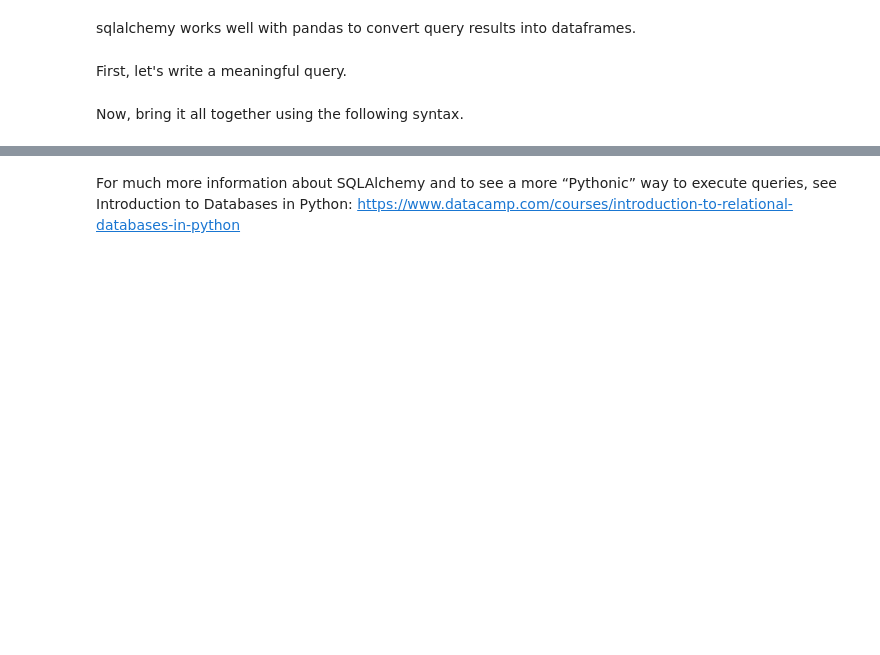
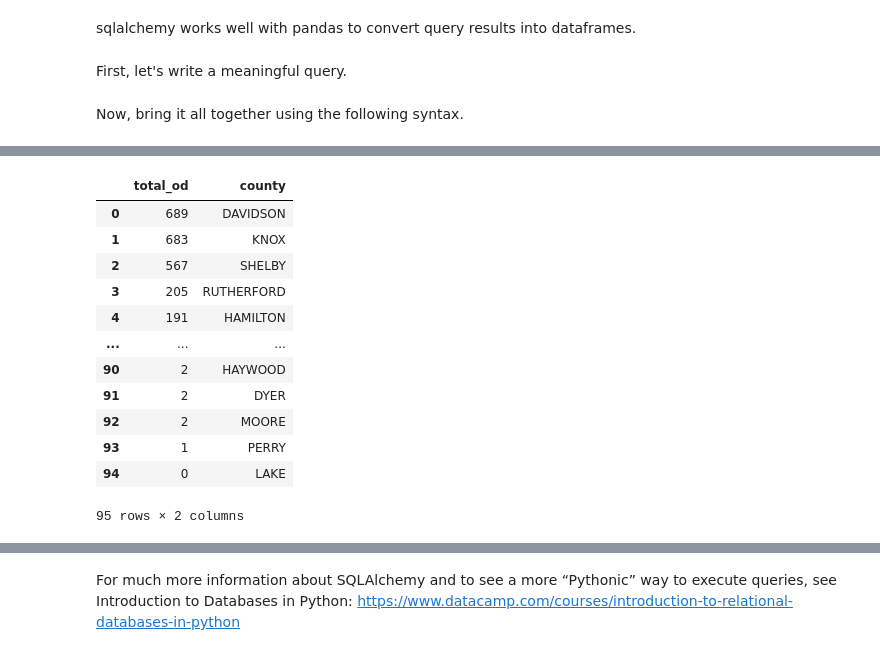
Before and after one commit to NSS-Data-Analytics-Cohort-13/prescribers-python-project-team_scrooged, a Jupyter notebook: notebooks/prescribers.ipynb, the cells around one changed output, grey strips where cells are left out. Drawn from its saved outputs; the diff is of its cells as text; code cells hidden in the pictures; blank space fills up the shorter version.

```diff
--- a/notebooks/prescribers.ipynb
+++ b/notebooks/prescribers.ipynb
@@ -56,0 +87,19 @@ LINE 3:     opioid_type,
+# %%
+with engine.connect() as connection:
+    cod = pd.read_sql(text(county_od), con = connection)
+
+cod
+# %% [output]
+|  | total_od | county |
+| 0 | 689 | DAVIDSON |
+| 1 | 683 | KNOX |
+| 2 | 567 | SHELBY |
+| 3 | 205 | RUTHERFORD |
+| 4 | 191 | HAMILTON |
+| ... | ... | ... |
+| 90 | 2 | HAYWOOD |
+| 91 | 2 | DYER |
+| 92 | 2 | MOORE |
+| 93 | 1 | PERRY |
+| 94 | 0 | LAKE |
+95 rows × 2 columns
```
Also changed, not shown: parts of 8 cells of this notebook, 1 other file.
